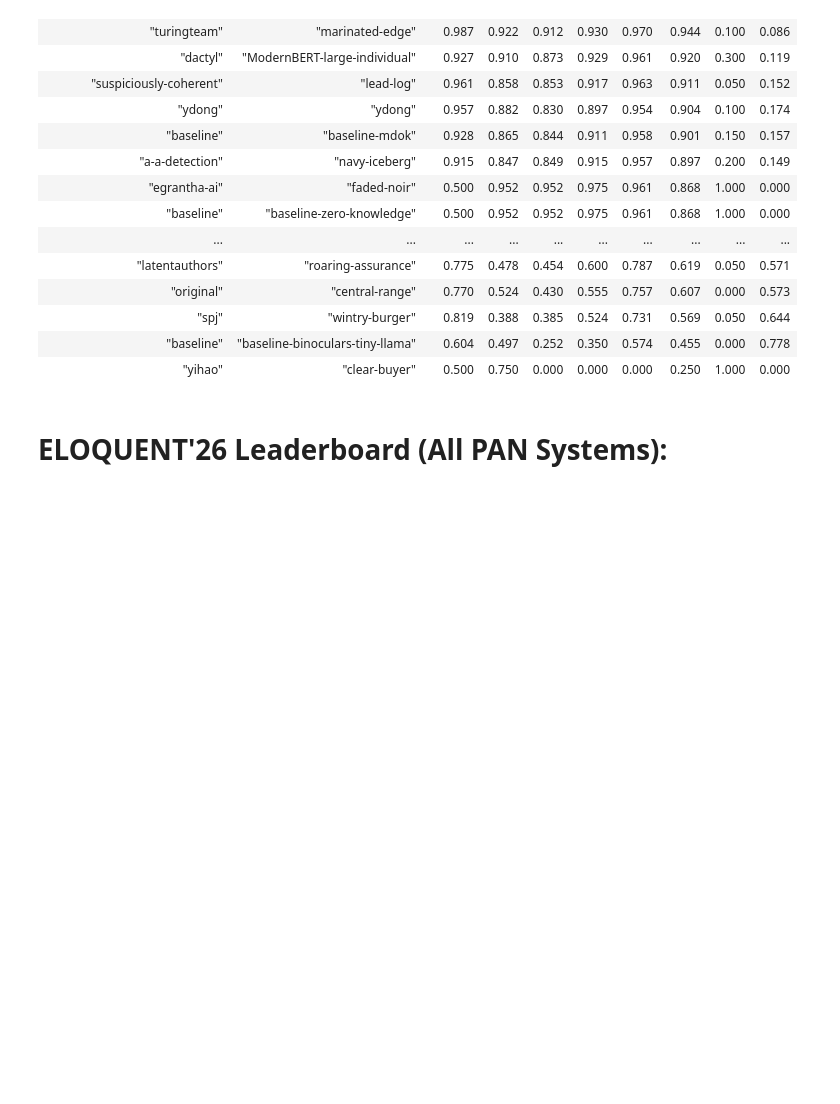
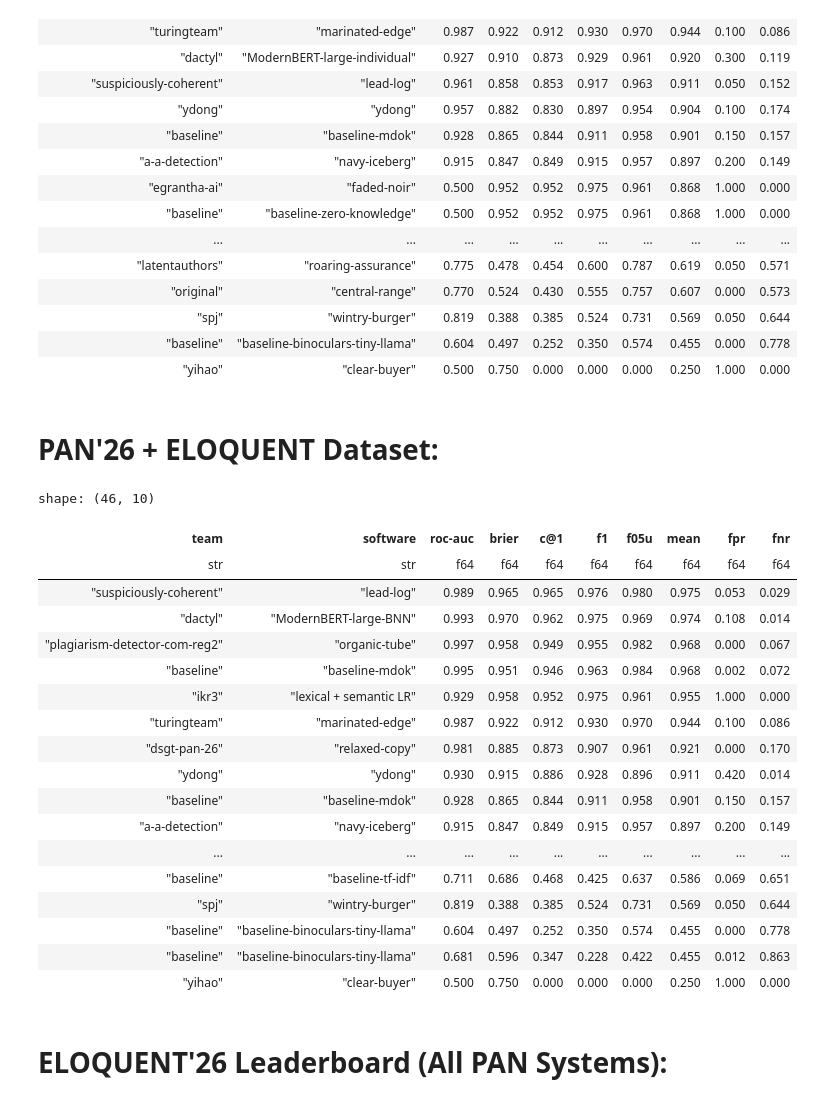
Before and after one commit to pan-webis-de/pan26-generative-ai-authorship-verification, a Jupyter notebook: notebooks/task-eval.ipynb, the cells around one changed output. Saved outputs shown, nothing was run; the diff lists cells and outputs as text; code cells hidden in the pictures; blank space fills up the shorter version.

```diff
--- a/notebooks/task-eval.ipynb
+++ b/notebooks/task-eval.ipynb
@@ -146,9 +209,13 @@ Teams: 34
 eloquent26_df = load_run_truth_and_meta(BASE_RUN_PATH / 'eloquent26',
                                    BASE_PATH / 'splits' / 'eloquent26-truth.jsonl',
                                    BASE_PATH / 'splits' / 'eloquent26-truth.jsonl')
+eloquent26_df = add_gen_cond_col(eloquent26_df)
 print_run_stats(eloquent26_df)
 # %% [output]
 Predictions: 58,240
 Runs: 140
 Softwares: 136
 Teams: 34
+# %%
+all_df = pl.concat([pan26_df, eloquent26_df])
+print_run_stats(all_df)
@@ -187,6 +259,7 @@ def get_best_by_team(result_per_run_df: pl.DataFrame, with_baselines=True):
 # %%
 results_per_run25 = get_results_grouped(pan25_df)
 results_per_run26 = get_results_grouped(pan26_df)
+results_per_run26_all = get_results_grouped(all_df)
 results_per_run_eloquent26 = get_results_grouped(eloquent26_df)
 # %%
 display(Markdown('# PAN\'25 Dataset:'))
@@ -274,6 +347,33 @@ shape: (40, 10)
 | "spj" | "wintry-burger" | 0.819 | 0.388 | 0.385 | 0.524 | 0.731 | 0.569 | 0.050 | 0.644 |
 | "baseline" | "baseline-binoculars-tiny-llama" | 0.604 | 0.497 | 0.252 | 0.350 | 0.574 | 0.455 | 0.000 | 0.778 |
 | "yihao" | "clear-buyer" | 0.500 | 0.750 | 0.000 | 0.000 | 0.000 | 0.250 | 1.000 | 0.000 |
+# %%
+display(Markdown('# PAN\'26 + ELOQUENT Dataset:'))
+leaderboard26_all = get_best_by_team(results_per_run26_all)
+
+with pl.Config(float_precision=3, tbl_rows=-1):
+    display(leaderboard26_all.drop(['run_id', 'dataset']))
+# %% [output]
+# PAN'26 + ELOQUENT Dataset:
+shape: (46, 10)
+| team | software | roc-auc | brier | c@1 | f1 | f05u | mean | fpr | fnr |
+| str | str | f64 | f64 | f64 | f64 | f64 | f64 | f64 | f64 |
+| "suspiciously-coherent" | "lead-log" | 0.989 | 0.965 | 0.965 | 0.976 | 0.980 | 0.975 | 0.053 | 0.029 |
+| "dactyl" | "ModernBERT-large-BNN" | 0.993 | 0.970 | 0.962 | 0.975 | 0.969 | 0.974 | 0.108 | 0.014 |
+| "plagiarism-detector-com-reg2" | "organic-tube" | 0.997 | 0.958 | 0.949 | 0.955 | 0.982 | 0.968 | 0.000 | 0.067 |
+| "baseline" | "baseline-mdok" | 0.995 | 0.951 | 0.946 | 0.963 | 0.984 | 0.968 | 0.002 | 0.072 |
+| "ikr3" | "lexical + semantic LR" | 0.929 | 0.958 | 0.952 | 0.975 | 0.961 | 0.955 | 1.000 | 0.000 |
+| "turingteam" | "marinated-edge" | 0.987 | 0.922 | 0.912 | 0.930 | 0.970 | 0.944 | 0.100 | 0.086 |
+| "dsgt-pan-26" | "relaxed-copy" | 0.981 | 0.885 | 0.873 | 0.907 | 0.961 | 0.921 | 0.000 | 0.170 |
+| "ydong" | "ydong" | 0.930 | 0.915 | 0.886 | 0.928 | 0.896 | 0.911 | 0.420 | 0.014 |
+| "baseline" | "baseline-mdok" | 0.928 | 0.865 | 0.844 | 0.911 | 0.958 | 0.901 | 0.150 | 0.157 |
+| "a-a-detection" | "navy-iceberg" | 0.915 | 0.847 | 0.849 | 0.915 | 0.957 | 0.897 | 0.200 | 0.149 |
+| ... | ... | ... | ... | ... | ... | ... | ... | ... | ... |
+| "baseline" | "baseline-tf-idf" | 0.711 | 0.686 | 0.468 | 0.425 | 0.637 | 0.586 | 0.069 | 0.651 |
+| "spj" | "wintry-burger" | 0.819 | 0.388 | 0.385 | 0.524 | 0.731 | 0.569 | 0.050 | 0.644 |
+| "baseline" | "baseline-binoculars-tiny-llama" | 0.604 | 0.497 | 0.252 | 0.350 | 0.574 | 0.455 | 0.000 | 0.778 |
+| "baseline" | "baseline-binoculars-tiny-llama" | 0.681 | 0.596 | 0.347 | 0.228 | 0.422 | 0.455 | 0.012 | 0.863 |
+| "yihao" | "clear-buyer" | 0.500 | 0.750 | 0.000 | 0.000 | 0.000 | 0.250 | 1.000 | 0.000 |
 # %%
 display(Markdown('# ELOQUENT\'26 Leaderboard (All PAN Systems):'))
 
```
Also changed, not shown: parts of 21 cells of this notebook, 2 other files.
